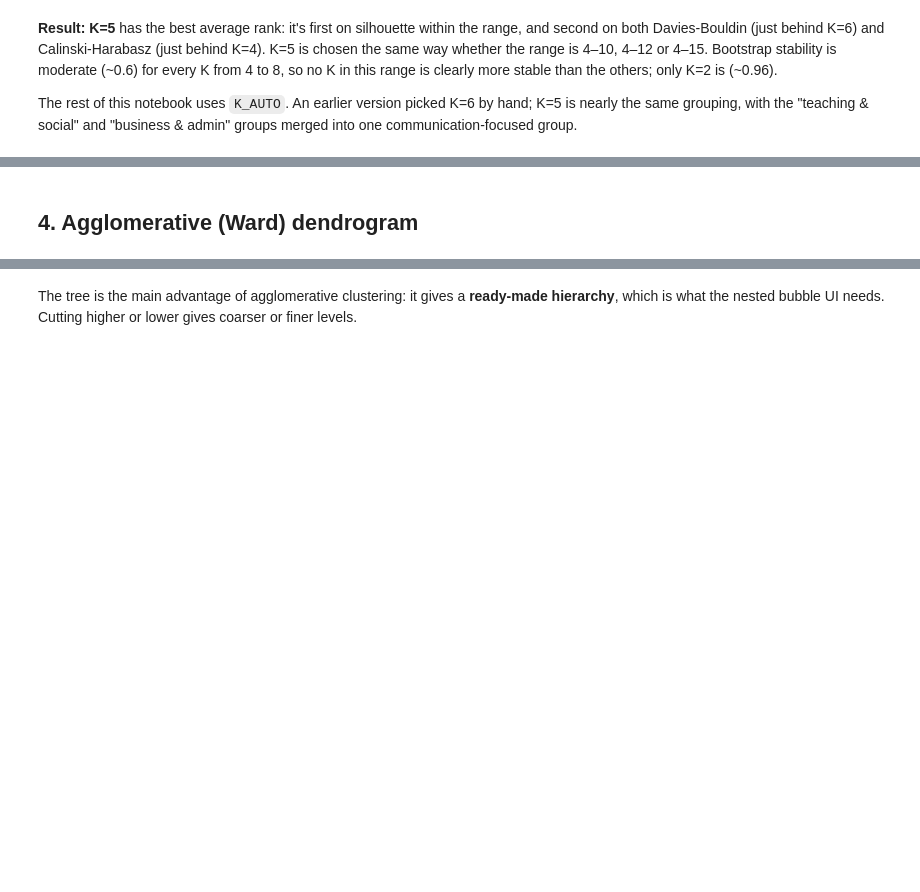
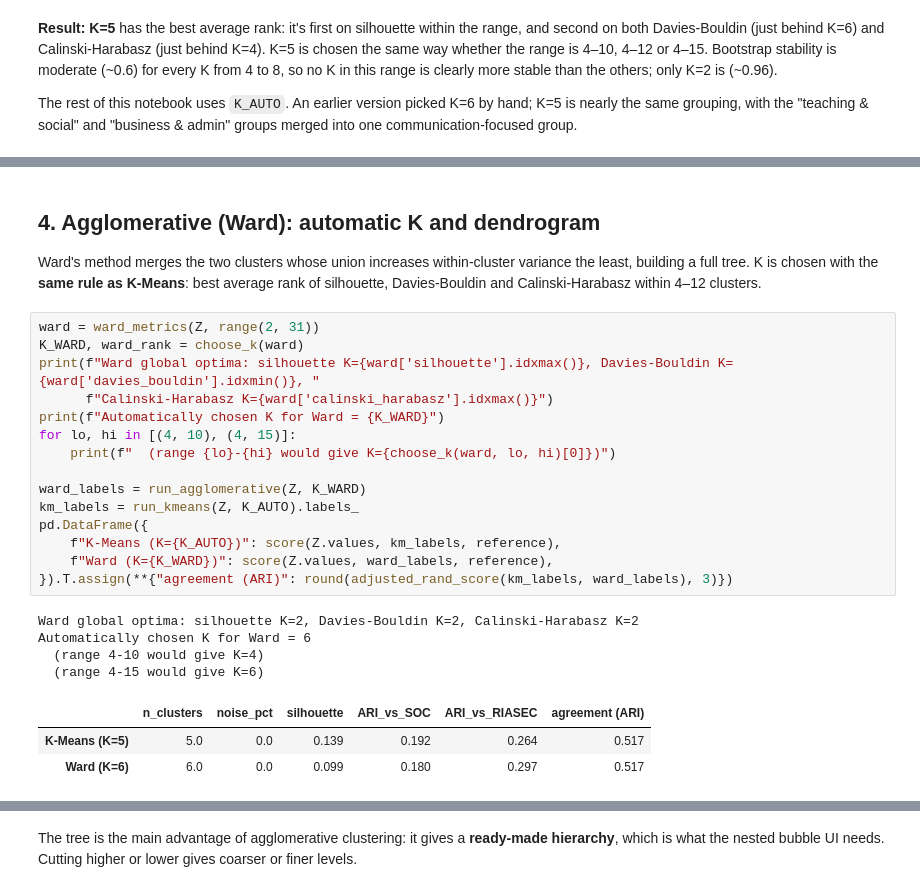
Before and after one commit to ProjectAssembely/Bubbles, a Jupyter notebook: notebooks/03_numeric_clustering.ipynb, the cells around one changed output, grey strips where cells are left out. Drawn from its saved outputs; the diff is of its cells as text; blank space fills up the shorter version.

```diff
--- a/notebooks/03_numeric_clustering.ipynb
+++ b/notebooks/03_numeric_clustering.ipynb
@@ -186,2 +252,29 @@ with the "teaching & social" and "business & admin" groups merged into one commu
 # %% [markdown]
-## 4. Agglomerative (Ward) dendrogram
+## 4. Agglomerative (Ward): automatic K and dendrogram
+
+Ward's method merges the two clusters whose union increases within-cluster variance the least, building a full tree.
+K is chosen with the **same rule as K-Means**: best average rank of silhouette, Davies-Bouldin and Calinski-Harabasz
+within 4–12 clusters.
+# %%
+ward = ward_metrics(Z, range(2, 31))
+K_WARD, ward_rank = choose_k(ward)
+print(f"Ward global optima: silhouette K={ward['silhouette'].idxmax()}, Davies-Bouldin K={ward['davies_bouldin'].idxmin()}, "
+      f"Calinski-Harabasz K={ward['calinski_harabasz'].idxmax()}")
+print(f"Automatically chosen K for Ward = {K_WARD}")
+for lo, hi in [(4, 10), (4, 15)]:
+    print(f"  (range {lo}-{hi} would give K={choose_k(ward, lo, hi)[0]})")
+
+ward_labels = run_agglomerative(Z, K_WARD)
+km_labels = run_kmeans(Z, K_AUTO).labels_
+pd.DataFrame({
+    f"K-Means (K={K_AUTO})": score(Z.values, km_labels, reference),
+    f"Ward (K={K_WARD})": score(Z.values, ward_labels, reference),
+}).T.assign(**{"agreement (ARI)": round(adjusted_rand_score(km_labels, ward_labels), 3)})
+# %% [output]
+Ward global optima: silhouette K=2, Davies-Bouldin K=2, Calinski-Harabasz K=2
+Automatically chosen K for Ward = 6
+  (range 4-10 would give K=4)
+  (range 4-15 would give K=6)
+|  | n_clusters | noise_pct | silhouette | ARI_vs_SOC | ARI_vs_RIASEC | agreement (ARI) |
+| K-Means (K=5) | 5.0 | 0.0 | 0.139 | 0.192 | 0.264 | 0.517 |
+| Ward (K=6) | 6.0 | 0.0 | 0.099 | 0.180 | 0.297 | 0.517 |
```
Also changed, not shown: parts of 7 cells of this notebook, 3 other files.
